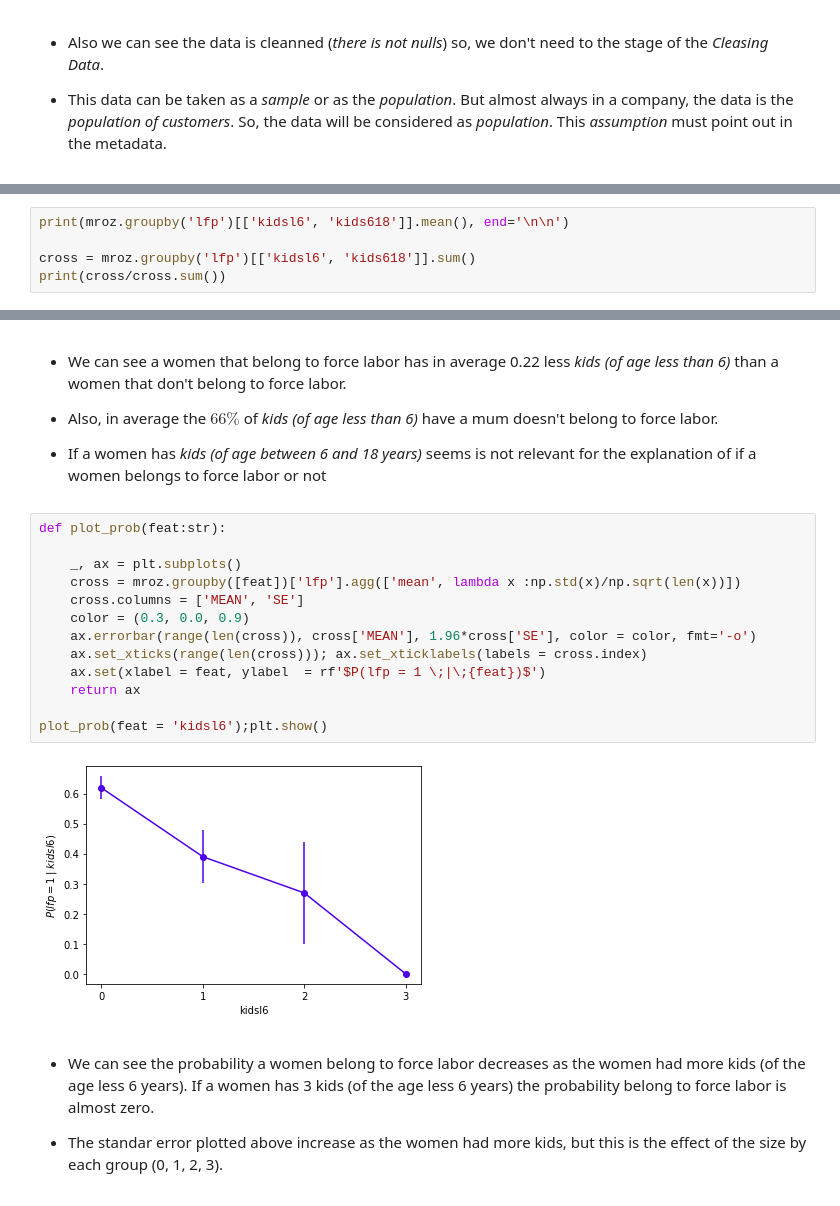
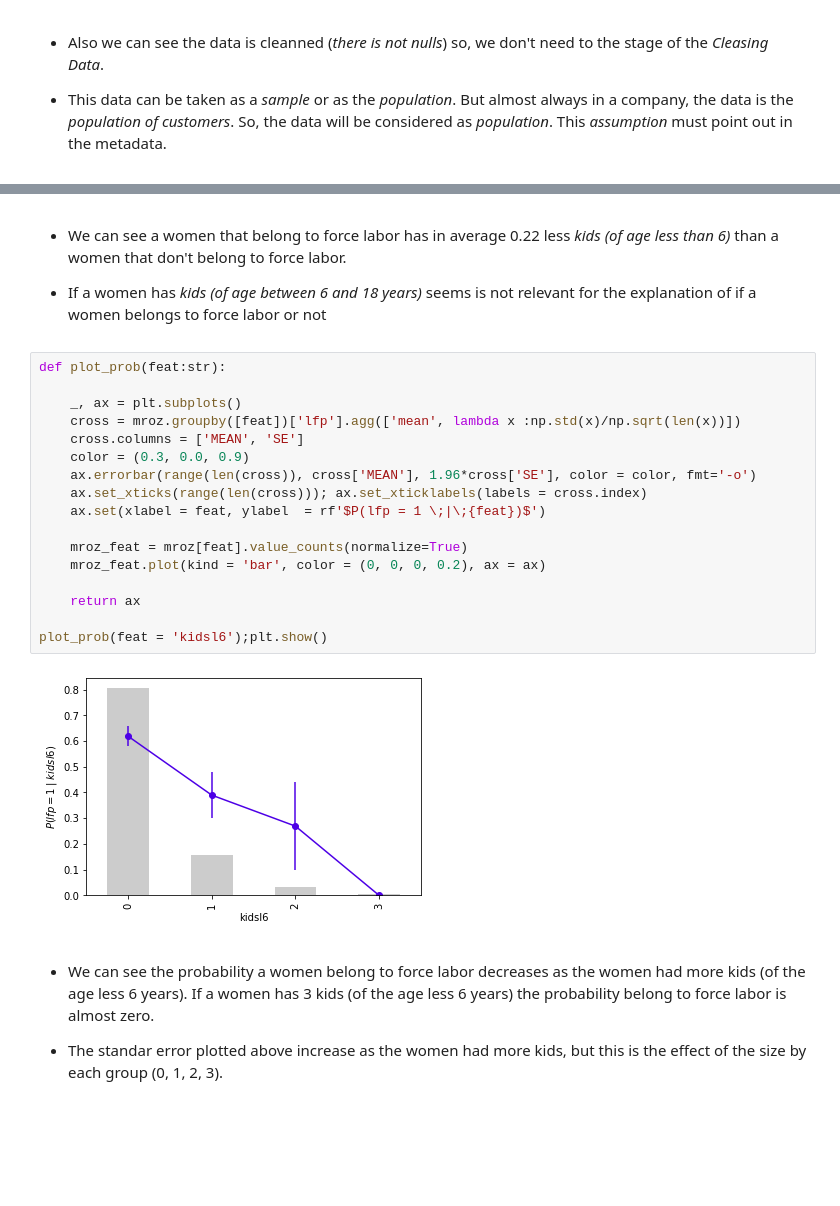
Before and after one commit to dante-cmd/EDA, a Jupyter notebook: main.ipynb, the cells around one changed output, grey strips where cells are left out. Saved outputs shown, nothing was run; the diff lists cells and outputs as text; blank space fills up the shorter version.

```diff
--- a/main.ipynb
+++ b/main.ipynb
@@ -55,8 +128,3 @@ Data types uniques:  [dtype('int64') dtype('float64')]
   * Data Type: Integer
   * Data classification: Categorical
   * Range: 0 - 8, where 0 point out the women doesn't have kids and 8 point out the women have 8 kids.
-# %%
-print(mroz.groupby('lfp')[['kidsl6', 'kids618']].mean(), end='\n\n')
-
-cross = mroz.groupby('lfp')[['kidsl6', 'kids618']].sum()
-print(cross/cross.sum())
@@ -73,24 +131,26 @@ lfp
 # %% [markdown]
 * We can see a women that belong to force labor has in average 0.22 less *kids (of age less than 6)* than a women that don't belong to force labor.
 
-* Also, in average the $66\%$ of *kids (of age less than 6)*  have a mum doesn't belong to force labor.
-
 * If a women has *kids (of age between 6 and 18 years)* seems is not relevant for the explanation of if a women belongs to force labor or not
 # %%
 def plot_prob(feat:str):
 
     _, ax = plt.subplots()
     cross = mroz.groupby([feat])['lfp'].agg(['mean', lambda x :np.std(x)/np.sqrt(len(x))])
     cross.columns = ['MEAN', 'SE']
     color = (0.3, 0.0, 0.9)
     ax.errorbar(range(len(cross)), cross['MEAN'], 1.96*cross['SE'], color = color, fmt='-o')
     ax.set_xticks(range(len(cross))); ax.set_xticklabels(labels = cross.index)
     ax.set(xlabel = feat, ylabel  = rf'$P(lfp = 1 \;|\;{feat})$')
+
+    mroz_feat = mroz[feat].value_counts(normalize=True)
+    mroz_feat.plot(kind = 'bar', color = (0, 0, 0, 0.2), ax = ax)
+
     return ax
 
 plot_prob(feat = 'kidsl6');plt.show()
 # %% [output]
-[figure, old version]
+[figure, new version]
 # %% [markdown]
 * We can see the probability a women belong to force labor decreases as the women had more kids (of the age less 6 years). If a women has 3 kids (of the age less 6 years) the probability belong to force labor is almost zero.
 
```
Also changed, not shown: parts of 40 cells of this notebook, 2 other files.
